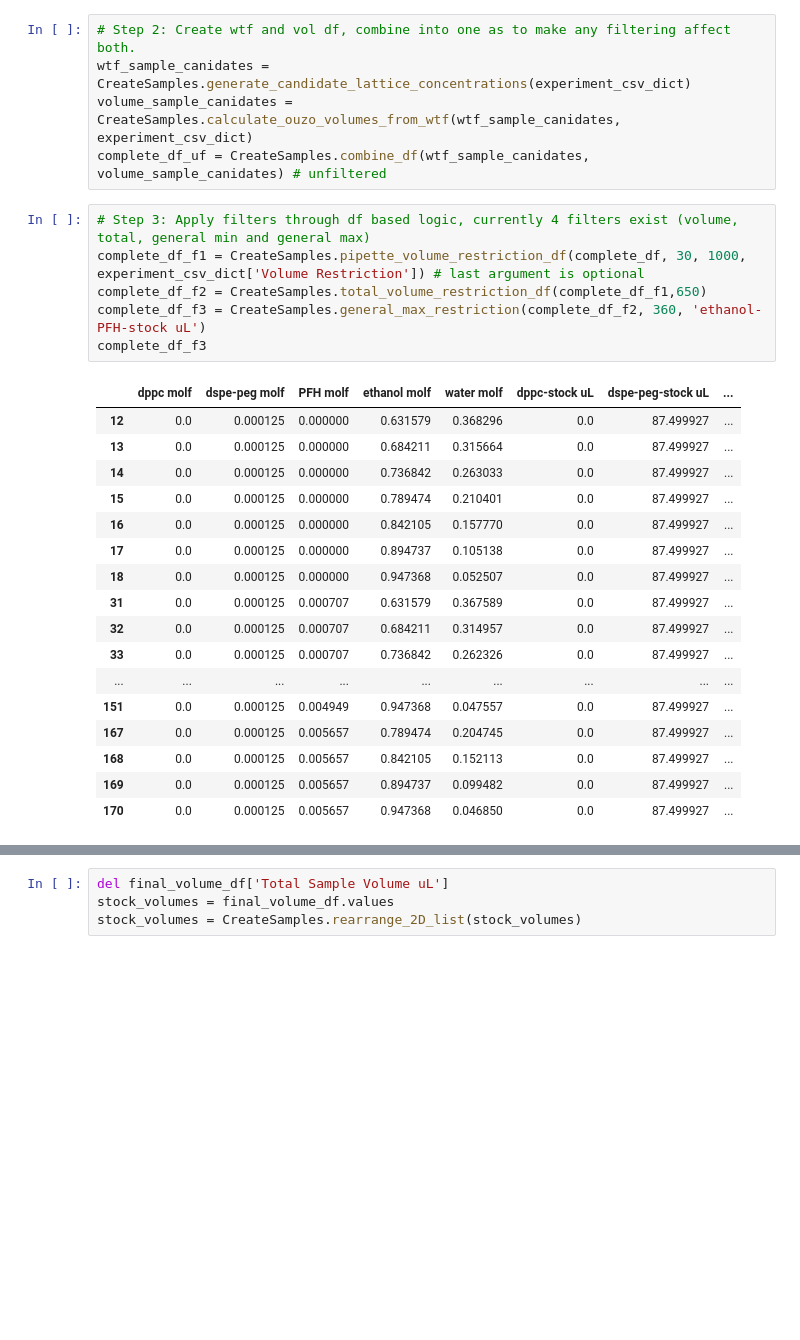
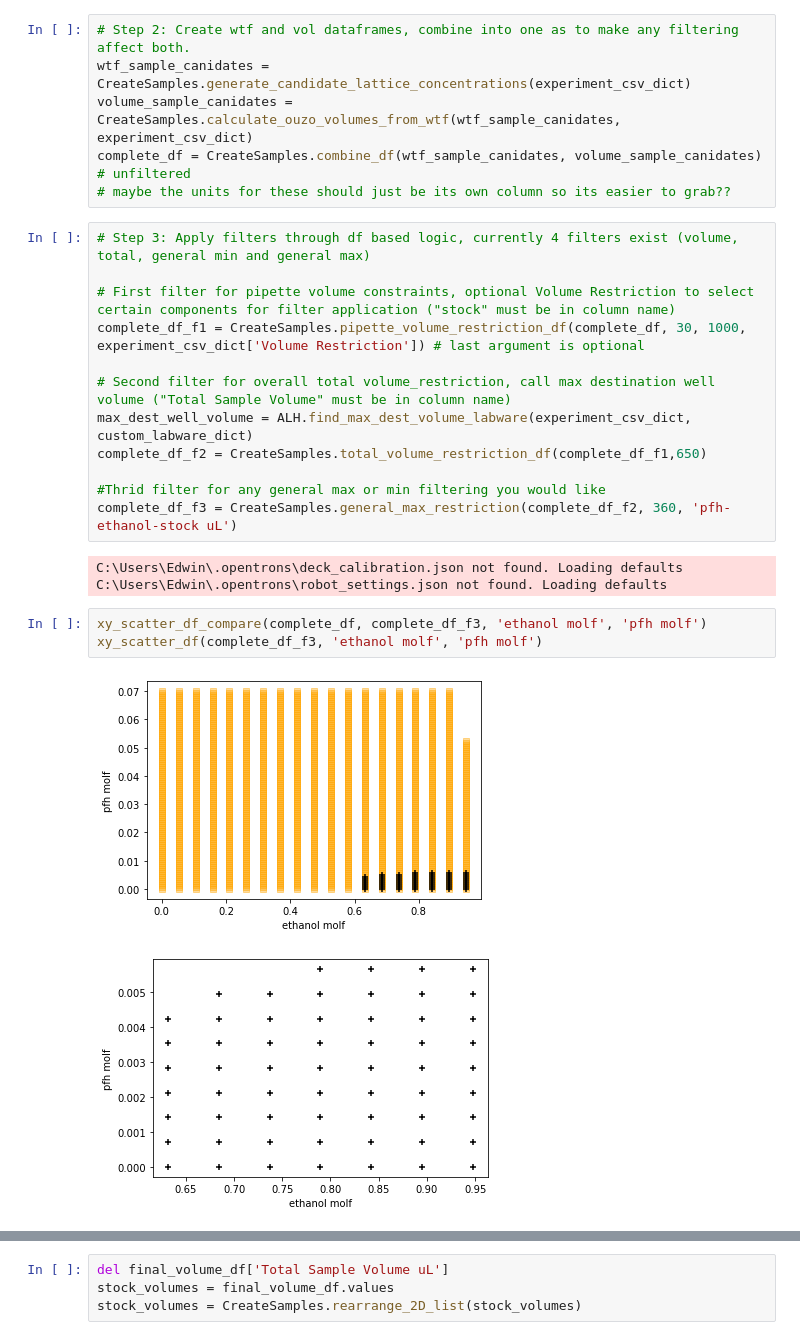
Before and after one commit to pozzo-research-group/OT2Protocols, a Jupyter notebook: ot2protocol/Ouzo_OT2_Sampling/Dev_Working_Notebook.ipynb, the cells around one changed output, grey strips where cells are left out. Cells and saved outputs as stored; diff of their text form; blank space fills up the shorter version.

```diff
--- a/ot2protocol/Ouzo_OT2_Sampling/Dev_Working_Notebook.ipynb
+++ b/ot2protocol/Ouzo_OT2_Sampling/Dev_Working_Notebook.ipynb
@@ -30,29 +146,27 @@ experiment_csv_dict = CreateSamples.get_experiment_plan(path)
 # %%
-# Step 2: Create wtf and vol df, combine into one as to make any filtering affect both.
+# Step 2: Create wtf and vol dataframes, combine into one as to make any filtering affect both.
 wtf_sample_canidates = CreateSamples.generate_candidate_lattice_concentrations(experiment_csv_dict)
 volume_sample_canidates = CreateSamples.calculate_ouzo_volumes_from_wtf(wtf_sample_canidates, experiment_csv_dict)
-complete_df_uf = CreateSamples.combine_df(wtf_sample_canidates, volume_sample_canidates) # unfiltered
+complete_df = CreateSamples.combine_df(wtf_sample_canidates, volume_sample_canidates) # unfiltered
+# maybe the units for these should just be its own column so its easier to grab??
 # %%
 # Step 3: Apply filters through df based logic, currently 4 filters exist (volume, total, general min and general max)
+
+# First filter for pipette volume constraints, optional Volume Restriction to select certain components for filter application ("stock" must be in column name)
 complete_df_f1 = CreateSamples.pipette_volume_restriction_df(complete_df, 30, 1000, experiment_csv_dict['Volume Restriction']) # last argument is optional
+
+# Second filter for overall total volume_restriction, call max destination well volume ("Total Sample Volume" must be in column name)
+max_dest_well_volume = ALH.find_max_dest_volume_labware(experiment_csv_dict, custom_labware_dict)
 complete_df_f2 = CreateSamples.total_volume_restriction_df(complete_df_f1,650)
-complete_df_f3 = CreateSamples.general_max_restriction(complete_df_f2, 360, 'ethanol-PFH-stock uL')
-complete_df_f3
+
+#Thrid filter for any general max or min filtering you would like
+complete_df_f3 = CreateSamples.general_max_restriction(complete_df_f2, 360, 'pfh-ethanol-stock uL')
 # %% [output]
-|  | dppc molf | dspe-peg molf | PFH molf | ethanol molf | water molf | dppc-stock uL | dspe-peg-stock uL | ... |
-| 12 | 0.0 | 0.000125 | 0.000000 | 0.631579 | 0.368296 | 0.0 | 87.499927 | ... |
-| 13 | 0.0 | 0.000125 | 0.000000 | 0.684211 | 0.315664 | 0.0 | 87.499927 | ... |
-| 14 | 0.0 | 0.000125 | 0.000000 | 0.736842 | 0.263033 | 0.0 | 87.499927 | ... |
-| 15 | 0.0 | 0.000125 | 0.000000 | 0.789474 | 0.210401 | 0.0 | 87.499927 | ... |
-| 16 | 0.0 | 0.000125 | 0.000000 | 0.842105 | 0.157770 | 0.0 | 87.499927 | ... |
-| 17 | 0.0 | 0.000125 | 0.000000 | 0.894737 | 0.105138 | 0.0 | 87.499927 | ... |
-| 18 | 0.0 | 0.000125 | 0.000000 | 0.947368 | 0.052507 | 0.0 | 87.499927 | ... |
-| 31 | 0.0 | 0.000125 | 0.000707 | 0.631579 | 0.367589 | 0.0 | 87.499927 | ... |
-| 32 | 0.0 | 0.000125 | 0.000707 | 0.684211 | 0.314957 | 0.0 | 87.499927 | ... |
-| 33 | 0.0 | 0.000125 | 0.000707 | 0.736842 | 0.262326 | 0.0 | 87.499927 | ... |
-| ... | ... | ... | ... | ... | ... | ... | ... | ... |
-| 151 | 0.0 | 0.000125 | 0.004949 | 0.947368 | 0.047557 | 0.0 | 87.499927 | ... |
-| 167 | 0.0 | 0.000125 | 0.005657 | 0.789474 | 0.204745 | 0.0 | 87.499927 | ... |
-| 168 | 0.0 | 0.000125 | 0.005657 | 0.842105 | 0.152113 | 0.0 | 87.499927 | ... |
-| 169 | 0.0 | 0.000125 | 0.005657 | 0.894737 | 0.099482 | 0.0 | 87.499927 | ... |
-| 170 | 0.0 | 0.000125 | 0.005657 | 0.947368 | 0.046850 | 0.0 | 87.499927 | ... |
+C:\Users\Edwin\.opentrons\deck_calibration.json not found. Loading defaults
+C:\Users\Edwin\.opentrons\robot_settings.json not found. Loading defaults
+# %%
+xy_scatter_df_compare(complete_df, complete_df_f3, 'ethanol molf', 'pfh molf')
+xy_scatter_df(complete_df_f3, 'ethanol molf', 'pfh molf')
+# %% [output]
+[figure, added]
+[figure, added]
```
Also changed, not shown: parts of 9 cells of this notebook, 11 other files.
